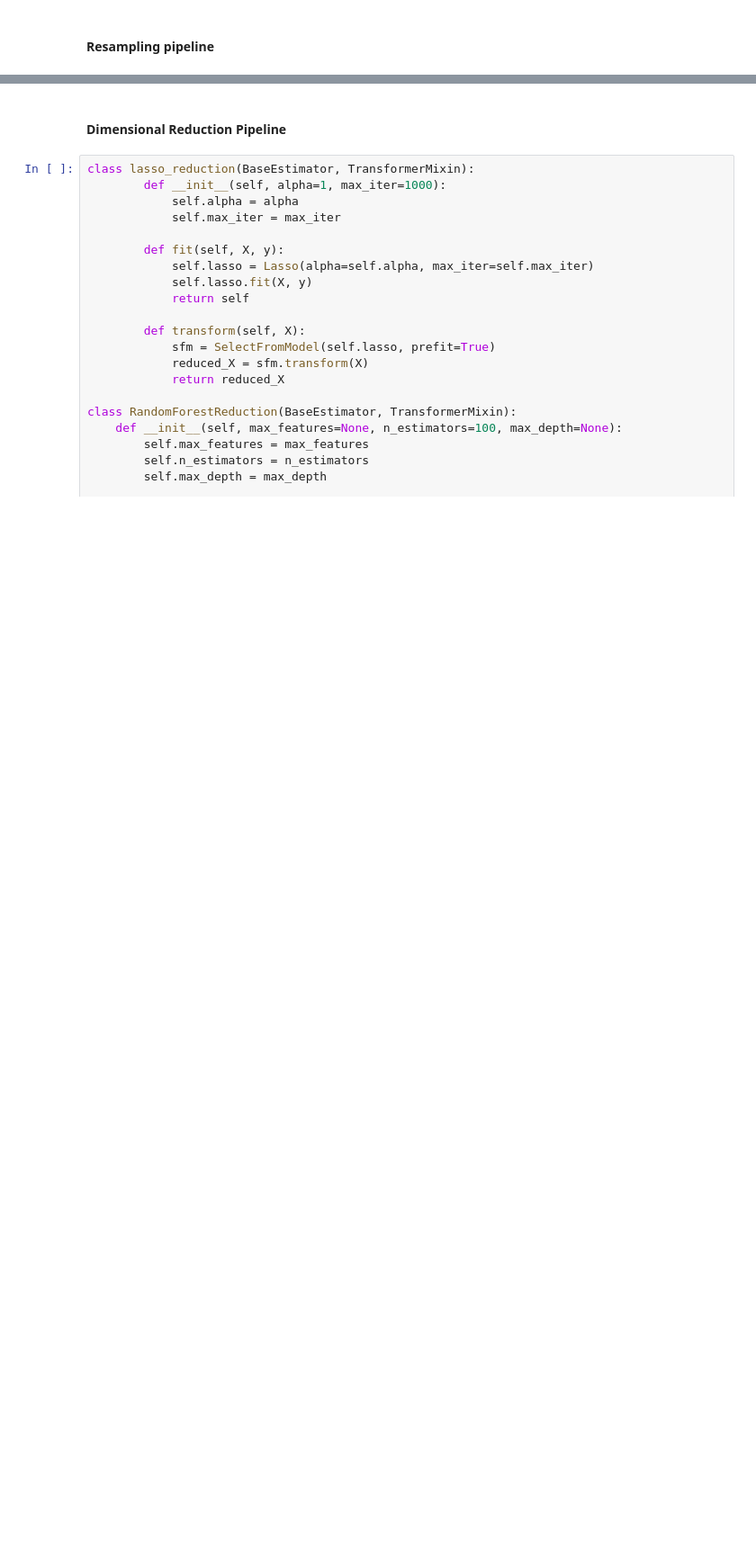
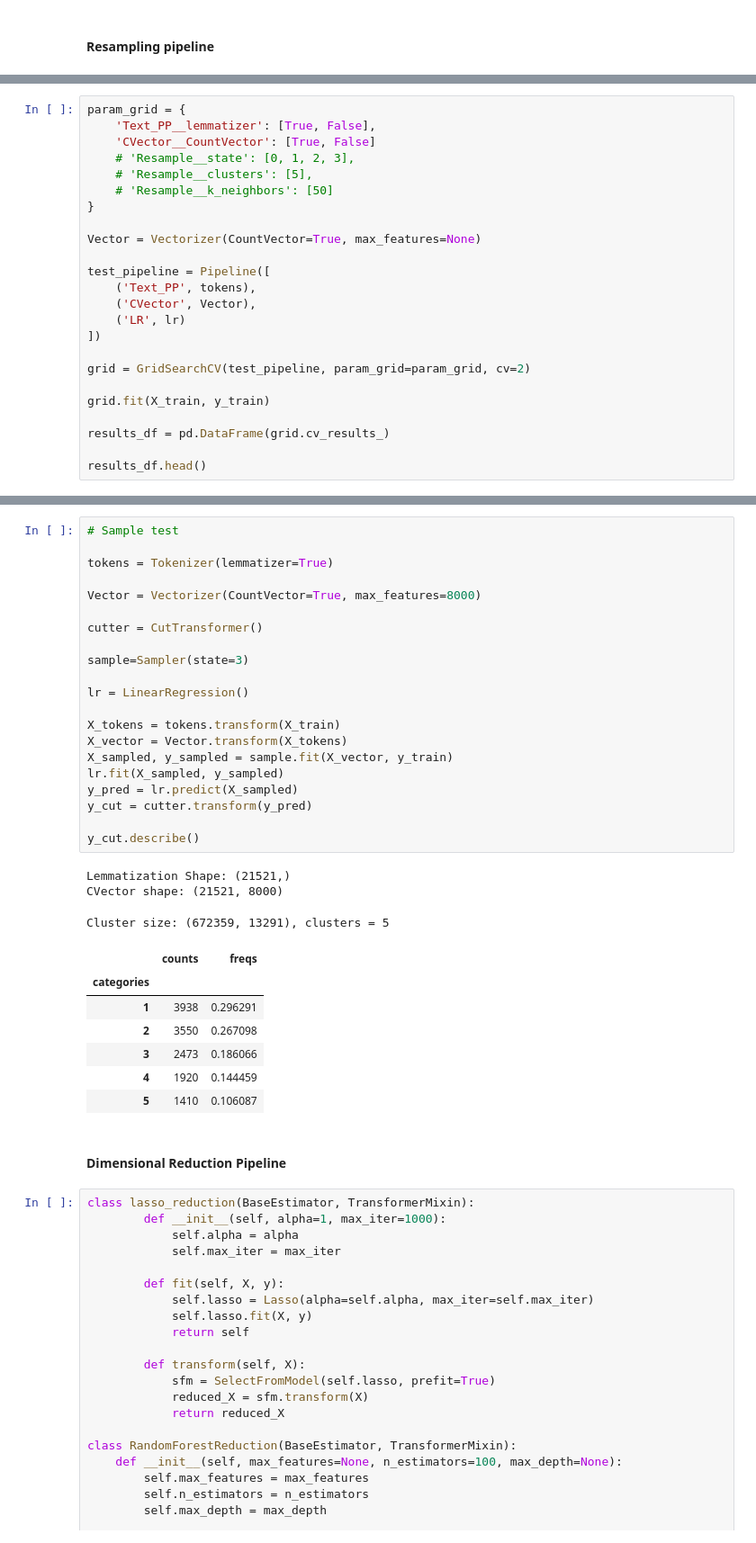
Before and after one commit to Scratticus/DataScientest-Group-NLP-project, a Jupyter notebook: AdditionalRegressionAnalysis.ipynb, the cells around one changed output, grey strips where cells are left out. Shown: that part at 90% size. Drawn from its saved outputs; the diff is of its cells as text; blank space fills up the shorter version.

```diff
--- a/AdditionalRegressionAnalysis.ipynb
+++ b/AdditionalRegressionAnalysis.ipynb
@@ -199,0 +262,24 @@ resample_pipe = ([
+# %%
+param_grid = {
+    'Text_PP__lemmatizer': [True, False],
+    'CVector__CountVector': [True, False]
+    # 'Resample__state': [0, 1, 2, 3],
+    # 'Resample__clusters': [5],
+    # 'Resample__k_neighbors': [50]
+}
+
+Vector = Vectorizer(CountVector=True, max_features=None)
+
+test_pipeline = Pipeline([
+    ('Text_PP', tokens),
+    ('CVector', Vector),
+    ('LR', lr)
+])
+
+grid = GridSearchCV(test_pipeline, param_grid=param_grid, cv=2)
+
+grid.fit(X_train, y_train)
+
+results_df = pd.DataFrame(grid.cv_results_)
+
+results_df.head()
@@ -200,3 +414,35 @@ resample_pipe = ([
+# %%
+# Sample test
+
+tokens = Tokenizer(lemmatizer=True)
+
+Vector = Vectorizer(CountVector=True, max_features=8000)
+
+cutter = CutTransformer()
+
+sample=Sampler(state=3)
+
+lr = LinearRegression()
+
+X_tokens = tokens.transform(X_train)
+X_vector = Vector.transform(X_tokens)
+X_sampled, y_sampled = sample.fit(X_vector, y_train)
+lr.fit(X_sampled, y_sampled)
+y_pred = lr.predict(X_sampled)
+y_cut = cutter.transform(y_pred)
+
+y_cut.describe()
+# %% [output]
+Lemmatization Shape: (21521,)
+CVector shape: (21521, 8000)
+Cluster size: (672359, 13291), clusters = 5
+|  | counts | freqs |
+| categories |  |  |
+| 1 | 3938 | 0.296291 |
+| 2 | 3550 | 0.267098 |
+| 3 | 2473 | 0.186066 |
+| 4 | 1920 | 0.144459 |
+| 5 | 1410 | 0.106087 |
 # %% [markdown]
 #### Dimensional Reduction Pipeline
 # %%
```
Also changed, not shown: parts of 20 cells of this notebook, 1 other file.
